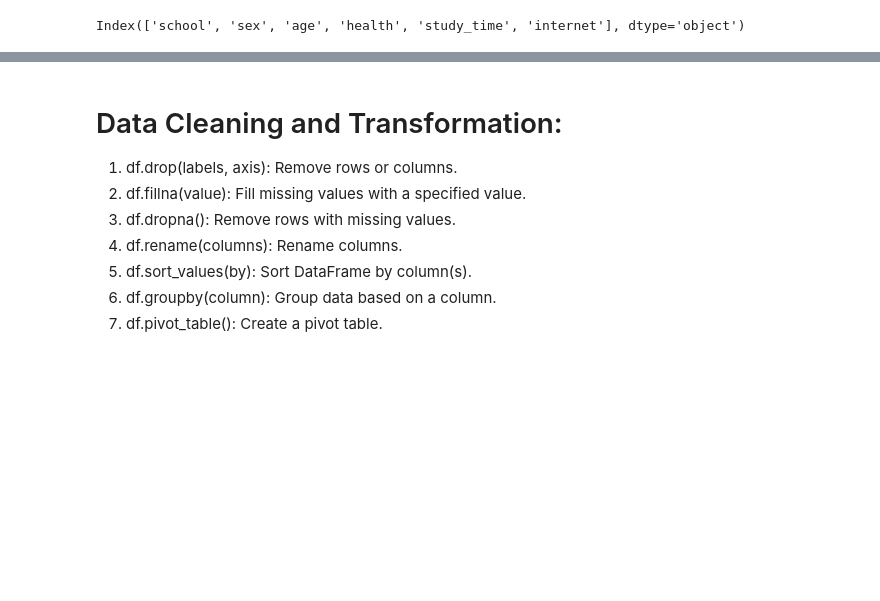
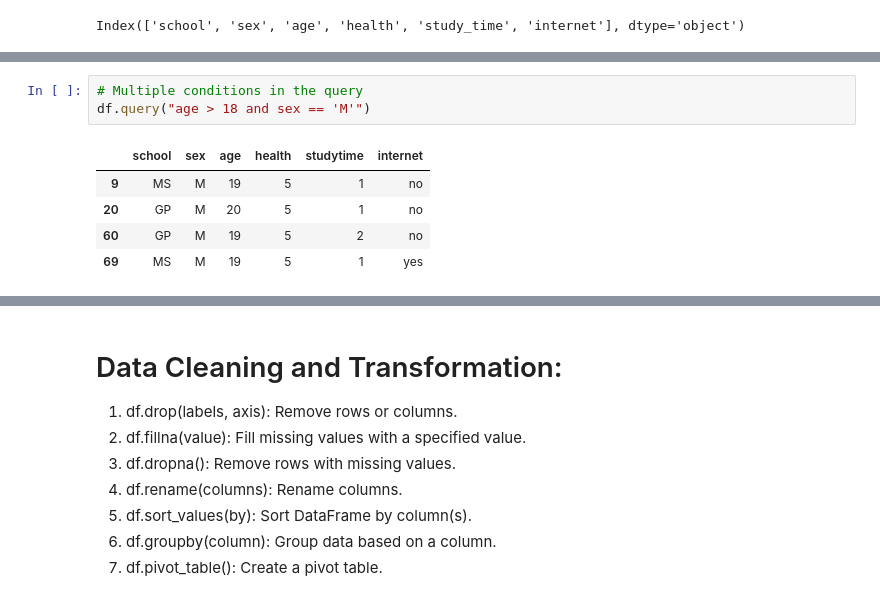
Before and after one commit to Harshraj77/data_science_and_ml_learning, a Jupyter notebook: pandas/zero_to_hero.ipynb, the cells around one changed output, grey strips where cells are left out. Cells and saved outputs as stored; diff of their text form; blank space fills up the shorter version.

```diff
--- a/pandas/zero_to_hero.ipynb
+++ b/pandas/zero_to_hero.ipynb
@@ -397,3 +413,12 @@ Index(['school', 'sex', 'age', 'health', 'study_time', 'internet'], dtype='objec
+# %%
+# Multiple conditions in the query
+df.query("age > 18 and sex == 'M'")
+# %% [output]
+|  | school | sex | age | health | studytime | internet |
+| 9 | MS | M | 19 | 5 | 1 | no |
+| 20 | GP | M | 20 | 5 | 1 | no |
+| 60 | GP | M | 19 | 5 | 2 | no |
+| 69 | MS | M | 19 | 5 | 1 | yes |
 # %%
 #conditional select
 df[df['age']==17].head(2)
```
Also changed, not shown: parts of 13 cells of this notebook.
